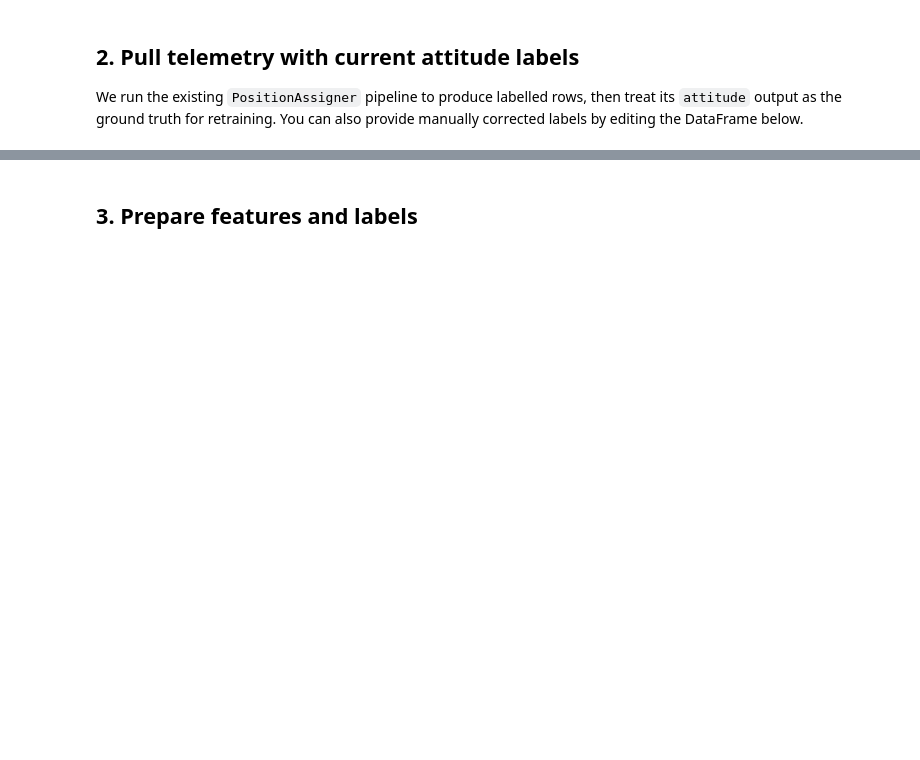
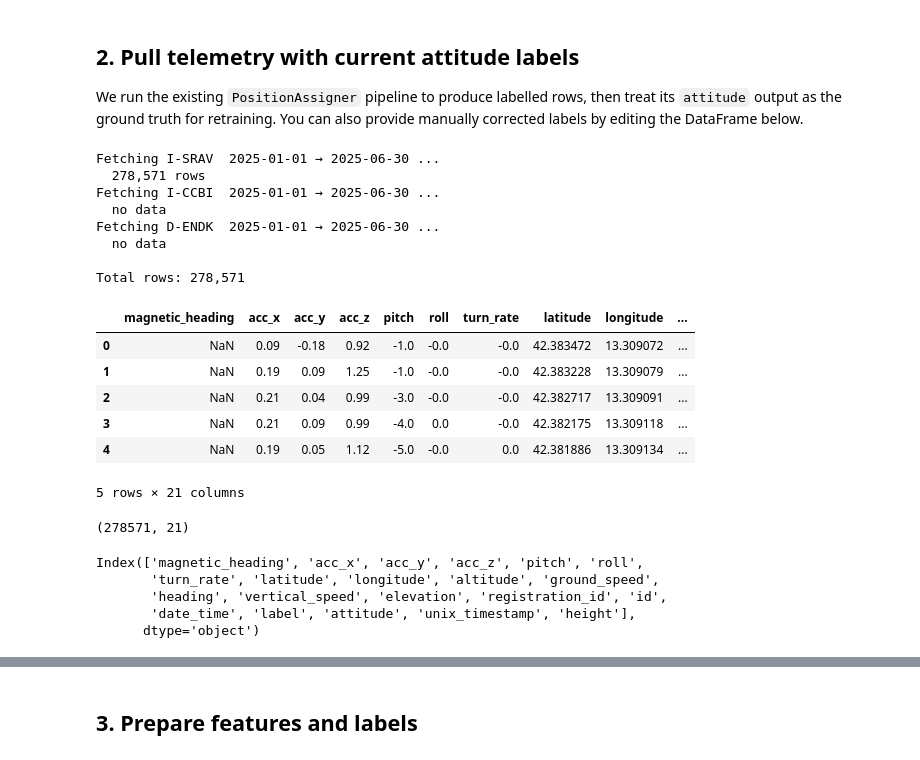
Before and after one commit to AdebanjiAdelowo/intuos-fdm-dashboard, a Jupyter notebook: notebooks/train_position_assigner.ipynb, the cells around one changed output, grey strips where cells are left out. Cells and saved outputs as stored; diff of their text form; code cells hidden in the pictures; blank space fills up the shorter version.

```diff
--- a/notebooks/train_position_assigner.ipynb
+++ b/notebooks/train_position_assigner.ipynb
@@ -78,40 +110,42 @@ You can also provide manually corrected labels by editing the DataFrame below.
 # %%
 QUERIES = [
     # (registration, start_date, end_date)
     ('I-SRAV', '2025-01-01', '2025-06-30'),
     ('I-CCBI', '2025-01-01', '2025-06-30'),
     ('D-ENDK', '2025-01-01', '2025-06-30')
     # add more as needed
 ]
 
 frames = []
-failed = []
 for marca, start, end in QUERIES:
     print(f'Fetching {marca}  {start} → {end} ...')
-    try:
-        raw = telemetry_access.get_telemetry_by_marca_datetime_interval(
-            marca=marca, start_datetime=start, end_datetime=end
-        )
-    except Exception as e:
-        print(f'  skipped — {type(e).__name__}: {e}')
-        failed.append(marca)
-        continue
+    raw = telemetry_access.get_telemetry_by_marca_datetime_interval(
+        marca=marca, start_datetime=start, end_datetime=end
+    )
     if raw.dropna(how='all').empty:
         print('  no data')
         continue
     mapper = FormattedTelemetryMapper(df_chunk_generator=raw, position_assigner=position_assigner)
     df = mapper.new_generate_telemetry_samples()
-    if df.empty:
-        print('  no rows after mapping')
-        continue
     frames.append(df)
     print(f'  {len(df):,} rows')
-
-if failed:
-    print(f'\nSkipped (DB error): {failed}')
-if not frames:
-    raise RuntimeError("No data collected — check QUERIES or DB connection")
 
 data = pd.concat(frames, ignore_index=True)
 print(f'\nTotal rows: {len(data):,}')
 data.head()
+# %% [output]
+Fetching I-SRAV  2025-01-01 → 2025-06-30 ...
+  278,571 rows
+Fetching I-CCBI  2025-01-01 → 2025-06-30 ...
+  no data
+Fetching D-ENDK  2025-01-01 → 2025-06-30 ...
+  no data
+
+Total rows: 278,571
+|  | magnetic_heading | acc_x | acc_y | acc_z | pitch | roll | turn_rate | latitude | longitude | ... |
+| 0 | NaN | 0.09 | -0.18 | 0.92 | -1.0 | -0.0 | -0.0 | 42.383472 | 13.309072 | ... |
+| 1 | NaN | 0.19 | 0.09 | 1.25 | -1.0 | -0.0 | -0.0 | 42.383228 | 13.309079 | ... |
+| 2 | NaN | 0.21 | 0.04 | 0.99 | -3.0 | -0.0 | -0.0 | 42.382717 | 13.309091 | ... |
+| 3 | NaN | 0.21 | 0.09 | 0.99 | -4.0 | 0.0 | -0.0 | 42.382175 | 13.309118 | ... |
+| 4 | NaN | 0.19 | 0.05 | 1.12 | -5.0 | -0.0 | 0.0 | 42.381886 | 13.309134 | ... |
+5 rows × 21 columns
@@ -117,0 +156,12 @@ data.head()
+# %%
+df.shape
+# %% [output]
+(278571, 21)
+# %%
+df.columns
+# %% [output]
+Index(['magnetic_heading', 'acc_x', 'acc_y', 'acc_z', 'pitch', 'roll',
+       'turn_rate', 'latitude', 'longitude', 'altitude', 'ground_speed',
+       'heading', 'vertical_speed', 'elevation', 'registration_id', 'id',
+       'date_time', 'label', 'attitude', 'unix_timestamp', 'height'],
+      dtype='object')
```
Also changed, not shown: parts of 24 cells of this notebook.
